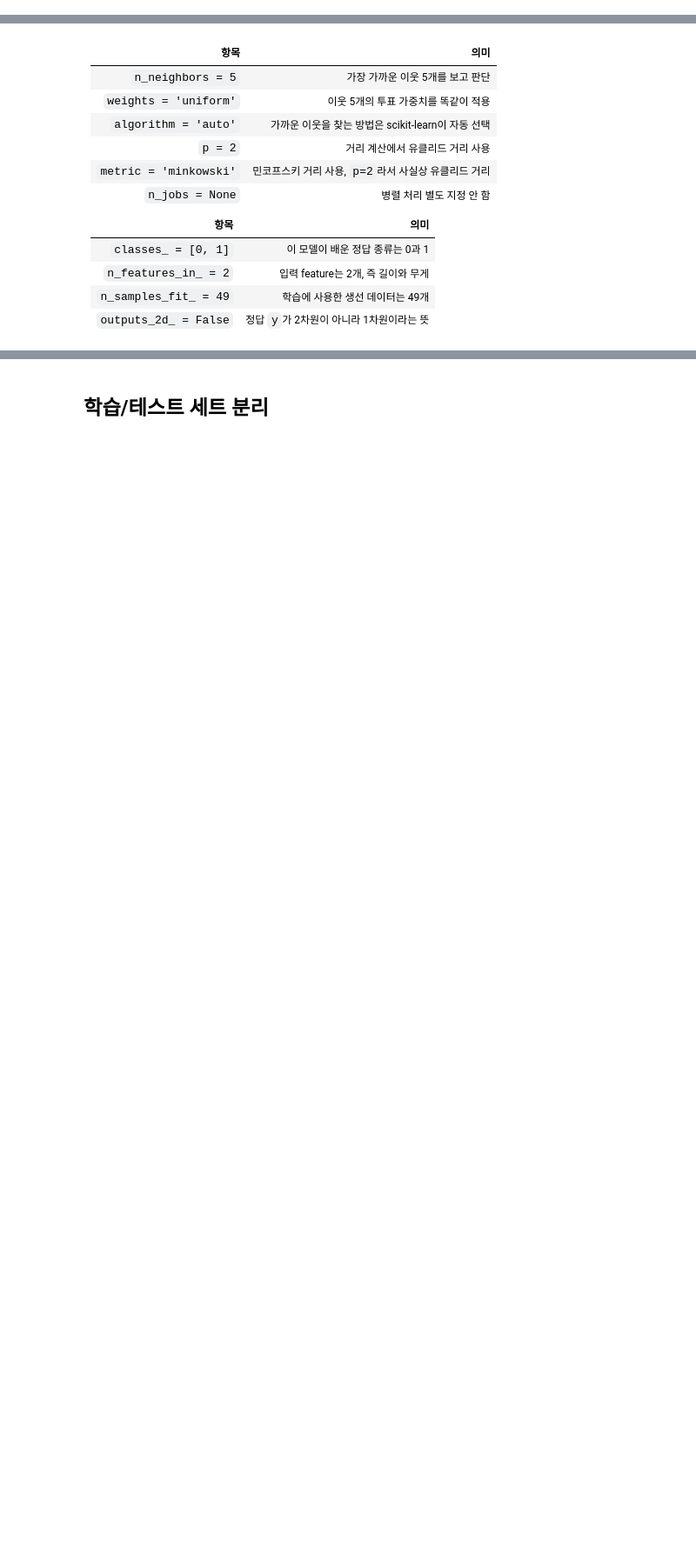
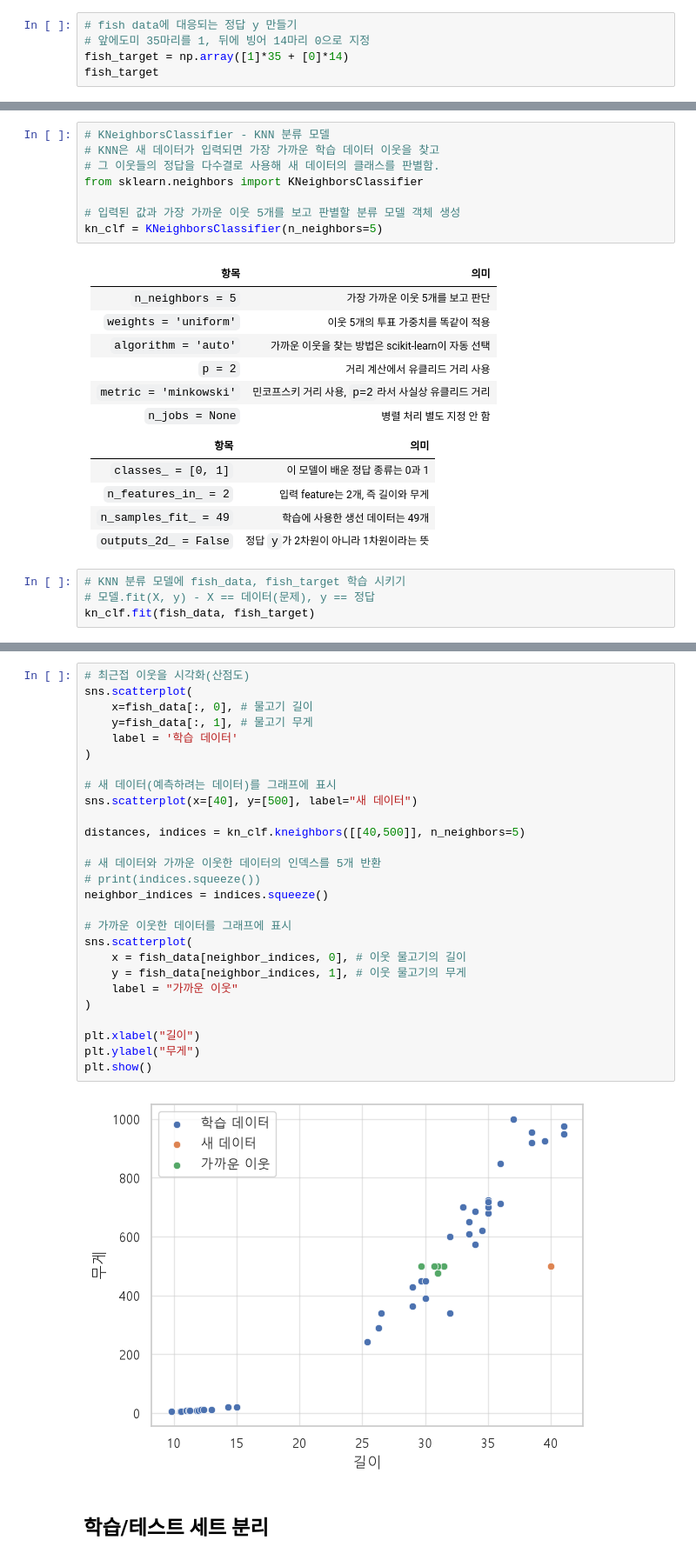
Before and after one commit to 20260528-skn-golddragon-33th/06_machine_learning, a Jupyter notebook: 01_Overview/02_classification_overview_knn.ipynb, the cells around one changed output, grey strips where cells are left out. Shown at 87% size. Cells and saved outputs as stored; diff of their text form; blank space fills up the shorter version.

```diff
--- a/01_Overview/02_classification_overview_knn.ipynb
+++ b/01_Overview/02_classification_overview_knn.ipynb
@@ -124,0 +157,5 @@ $$\cos \theta = \frac{p \cdot q}{\|p\| \|q\|}$$
+# %%
+# fish data에 대응되는 정답 y 만들기
+# 앞에도미 35마리를 1, 뒤에 빙어 14마리 0으로 지정
+fish_target = np.array([1]*35 + [0]*14)
+fish_target
@@ -125,3 +166,11 @@ $$\cos \theta = \frac{p \cdot q}{\|p\| \|q\|}$$
+# %%
+# KNeighborsClassifier - KNN 분류 모델
+# KNN은 새 데이터가 입력되면 가장 가까운 학습 데이터 이웃을 찾고
+# 그 이웃들의 정답을 다수결로 사용해 새 데이터의 클래스를 판별함.
+from sklearn.neighbors import KNeighborsClassifier
+
+# 입력된 값과 가장 가까운 이웃 5개를 보고 판별할 분류 모델 객체 생성
+kn_clf = KNeighborsClassifier(n_neighbors=5)
 # %% [markdown]
 | 항목 | 의미 |
 |---|---|
@@ -138,3 +187,7 @@ $$\cos \theta = \frac{p \cdot q}{\|p\| \|q\|}$$
 | `n_features_in_ = 2` | 입력 feature는 2개, 즉 길이와 무게 |
 | `n_samples_fit_ = 49` | 학습에 사용한 생선 데이터는 49개 |
 | `outputs_2d_ = False` | 정답 `y`가 2차원이 아니라 1차원이라는 뜻 |
+# %%
+# KNN 분류 모델에 fish_data, fish_target 학습 시키기
+# 모델.fit(X, y) - X == 데이터(문제), y == 정답
+kn_clf.fit(fish_data, fish_target)
@@ -141,2 +230,31 @@ $$\cos \theta = \frac{p \cdot q}{\|p\| \|q\|}$$
+# %%
+# 최근접 이웃을 시각화(산점도)
+sns.scatterplot(
+    x=fish_data[:, 0], # 물고기 길이
+    y=fish_data[:, 1], # 물고기 무게
+    label = '학습 데이터'
+)
+
+# 새 데이터(예측하려는 데이터)를 그래프에 표시
+sns.scatterplot(x=[40], y=[500], label="새 데이터")
+
+distances, indices = kn_clf.kneighbors([[40,500]], n_neighbors=5)
+
+# 새 데이터와 가까운 이웃한 데이터의 인덱스를 5개 반환
+# print(indices.squeeze())
+neighbor_indices = indices.squeeze()
+
+# 가까운 이웃한 데이터를 그래프에 표시
+sns.scatterplot(
+    x = fish_data[neighbor_indices, 0], # 이웃 물고기의 길이
+    y = fish_data[neighbor_indices, 1], # 이웃 물고기의 무게
+    label = "가까운 이웃"
+)
+
+plt.xlabel("길이")
+plt.ylabel("무게")
+plt.show()
+# %% [output]
+[figure, added]
 # %% [markdown]
 ## 학습/테스트 세트 분리
```
Also changed, not shown: parts of 29 cells of this notebook, 1 other file.
